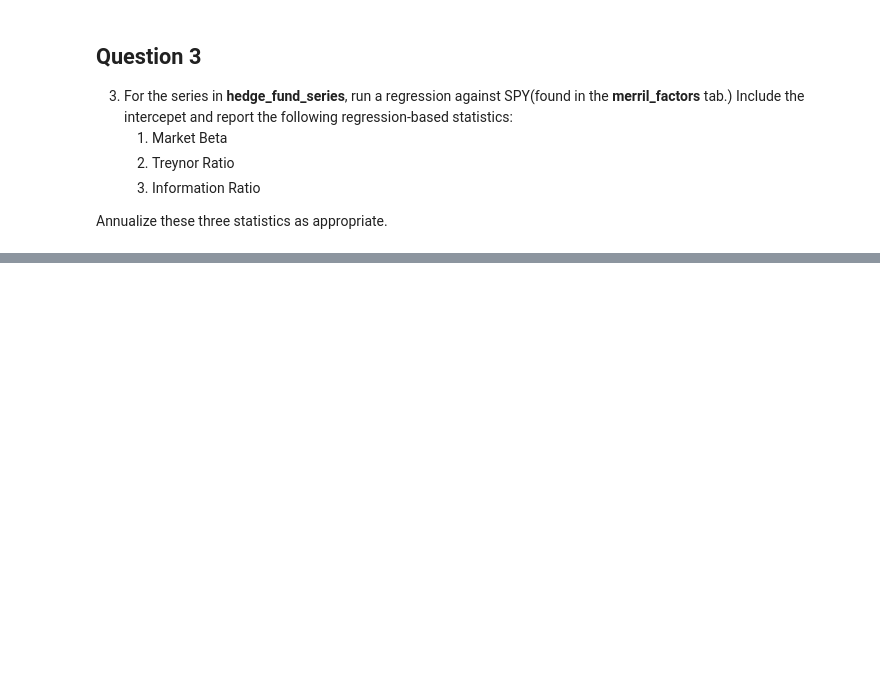
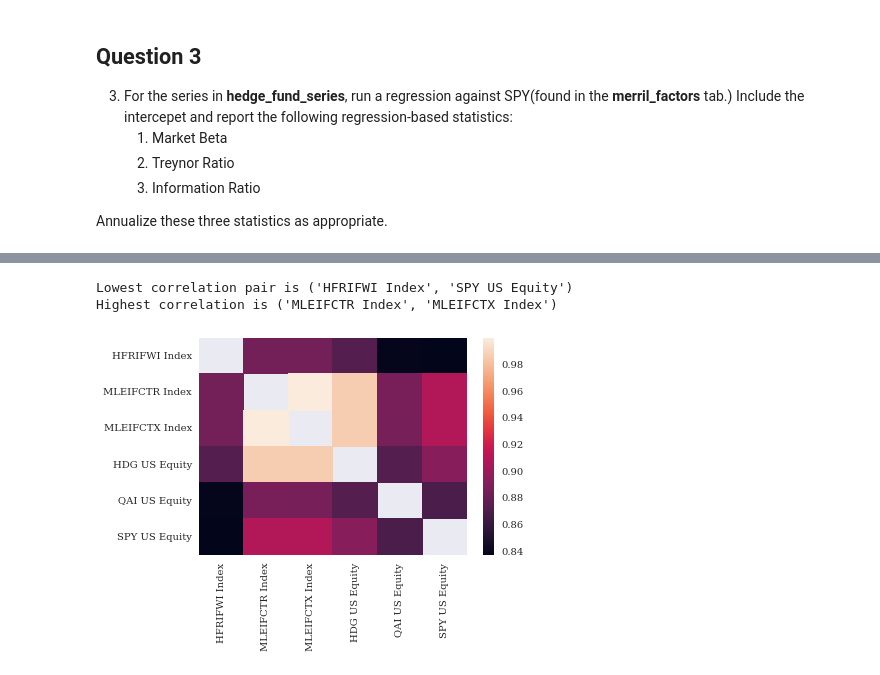
Before and after one commit to dcstein22/portfolio_theory, a Jupyter notebook: Homework_2.ipynb, the cells around one changed output, grey strips where cells are left out. Drawn from its saved outputs; the diff is of its cells as text; code cells hidden in the pictures; blank space fills up the shorter version.

```diff
--- a/Homework_2.ipynb
+++ b/Homework_2.ipynb
@@ -64,0 +53,13 @@ statistics.T
+# %%
+hf_data = pd.read_excel(file_path, sheet_name = 'hedge_fund_series')
+hf_data = hf_data.rename(columns = {"Unnamed: 0": "date"})
+hf_data = hf_data.set_index('date')
+
+factor_data = pd.read_excel(file_path, sheet_name = 'merrill_factors')
+factor_data =  factor_data.rename(columns = {"Unnamed: 0": "date"})
+factor_data = factor_data.set_index('date')
+
+other_data = pd.read_excel(file_path, sheet_name = 'other_data')
+other_data =  other_data.rename(columns = {"Unnamed: 0": "date"})
+other_data = other_data.set_index('date')
+other_data['SPY US Equity'] = factor_data['SPY US Equity']
@@ -120,0 +127,13 @@ tail_risk_report(hedge_fund,.05)
+# %%
+def display_correlation(df, list_maximum = True):
+    corrmat = df.corr()
+    # ignore self correlation
+    corrmat[corrmat == 1] = None
+    sns.heatmap(corrmat)
+
+    if list_maximum:
+        corr_rank = corrmat.unstack().sort_values().dropna()
+        pair_max = corr_rank.index[-1]
+        pair_min = corr_rank.index[0]
+        print("Lowest correlation pair is {}".format(pair_min))
+        print("Highest correlation is {}".format(pair_max))
@@ -133,0 +210,6 @@ spy_ret = merrill_factors["SPY US Equity"]
+# %%
+display_correlation(hf_data.join(factor_data["SPY US Equity"]))
+# %% [output]
+Lowest correlation pair is ('HFRIFWI Index', 'SPY US Equity')
+Highest correlation is ('MLEIFCTR Index', 'MLEIFCTX Index')
+[figure, added]
```
Also changed, not shown: parts of 29 cells of this notebook, 1 other file.
